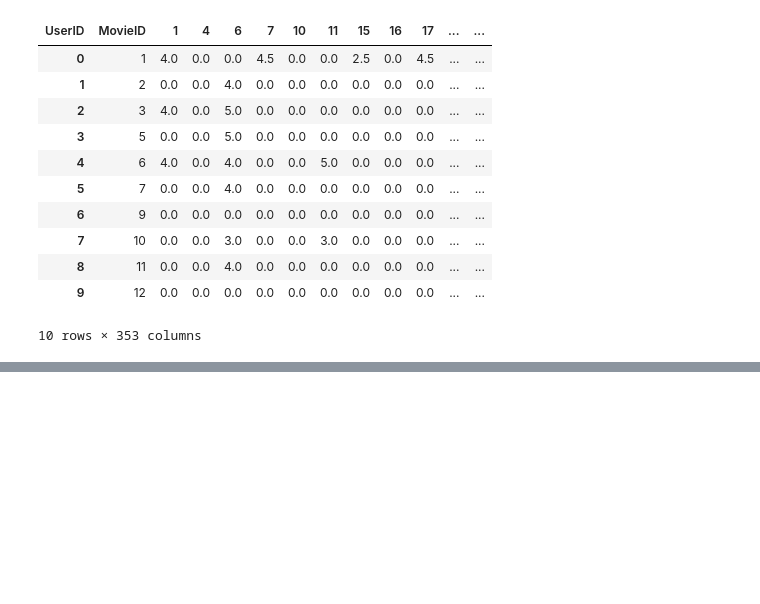
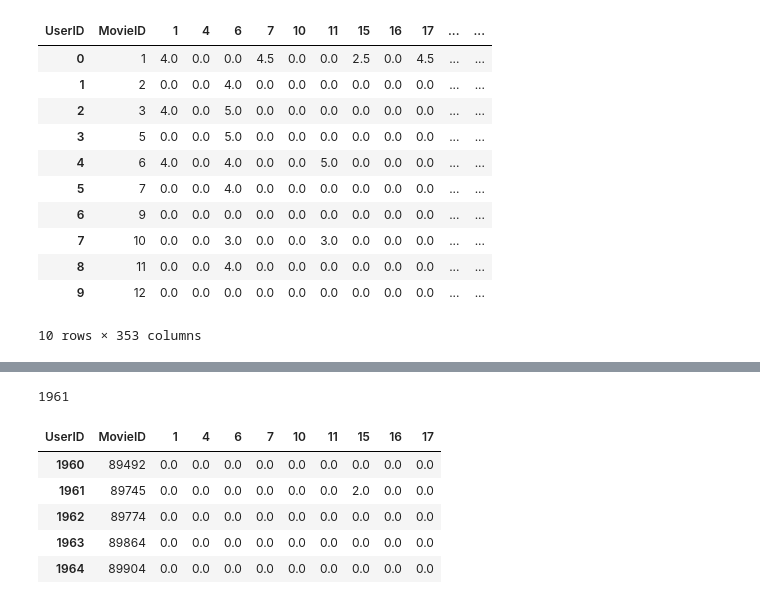
Before and after one commit to Intariteutututututu/Caesar, a Jupyter notebook: Lab 02.ipynb, the cells around one changed output, grey strips where cells are left out. Cells and saved outputs as stored; diff of their text form; code cells hidden in the pictures; blank space fills up the shorter version.

```diff
--- a/Lab 02.ipynb
+++ b/Lab 02.ipynb
@@ -217,0 +239,17 @@ model.fit(rating_matrix)
+# %%
+movies_index = rating_reset[rating_reset["MovieID"] == movies_index]
+
+movies_index = movies_index.index[0]
+
+movies_index
+# %% [output]
+1961
+# %%
+rating_reset.iloc[1960:1965, :10]
+# %% [output]
+| UserID | MovieID | 1 | 4 | 6 | 7 | 10 | 11 | 15 | 16 | 17 |
+| 1960 | 89492 | 0.0 | 0.0 | 0.0 | 0.0 | 0.0 | 0.0 | 0.0 | 0.0 | 0.0 |
+| 1961 | 89745 | 0.0 | 0.0 | 0.0 | 0.0 | 0.0 | 0.0 | 2.0 | 0.0 | 0.0 |
+| 1962 | 89774 | 0.0 | 0.0 | 0.0 | 0.0 | 0.0 | 0.0 | 0.0 | 0.0 | 0.0 |
+| 1963 | 89864 | 0.0 | 0.0 | 0.0 | 0.0 | 0.0 | 0.0 | 0.0 | 0.0 | 0.0 |
+| 1964 | 89904 | 0.0 | 0.0 | 0.0 | 0.0 | 0.0 | 0.0 | 0.0 | 0.0 | 0.0 |
```
Also changed, not shown: parts of 17 cells of this notebook.
